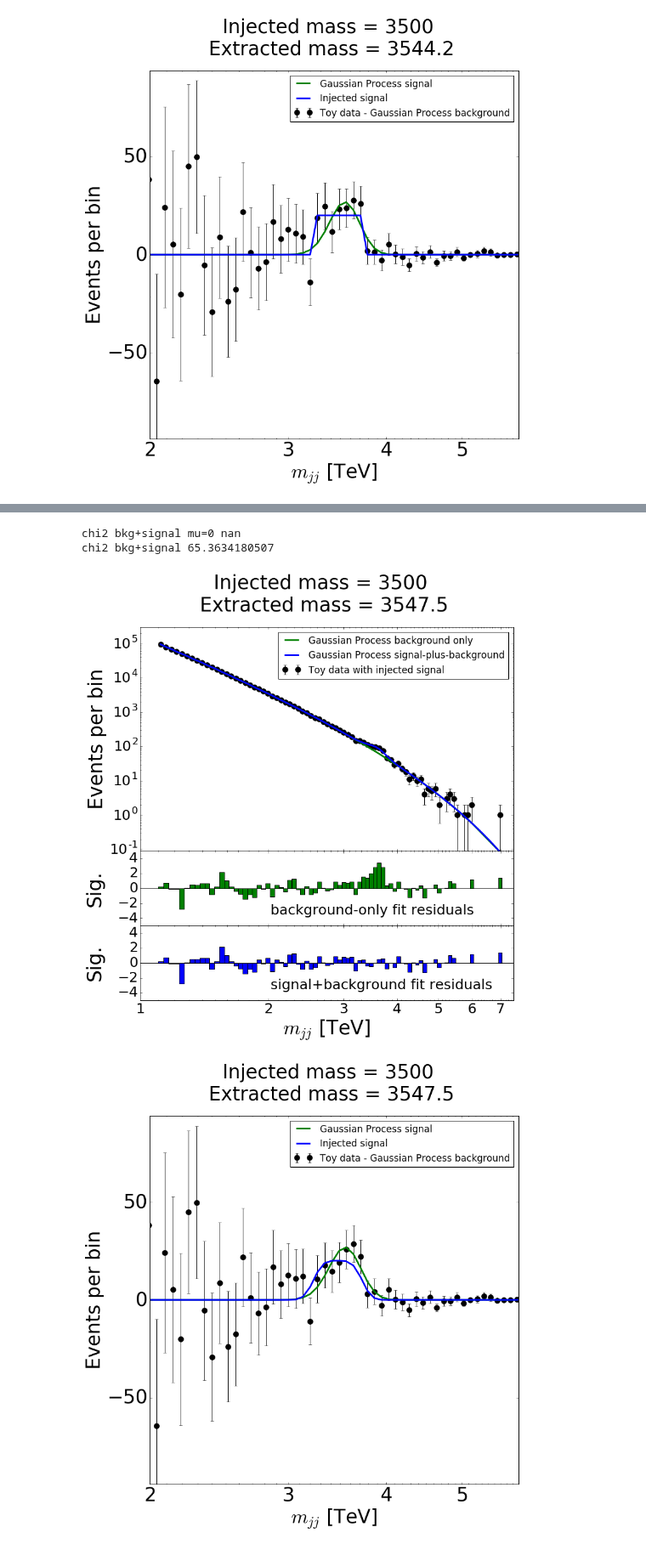
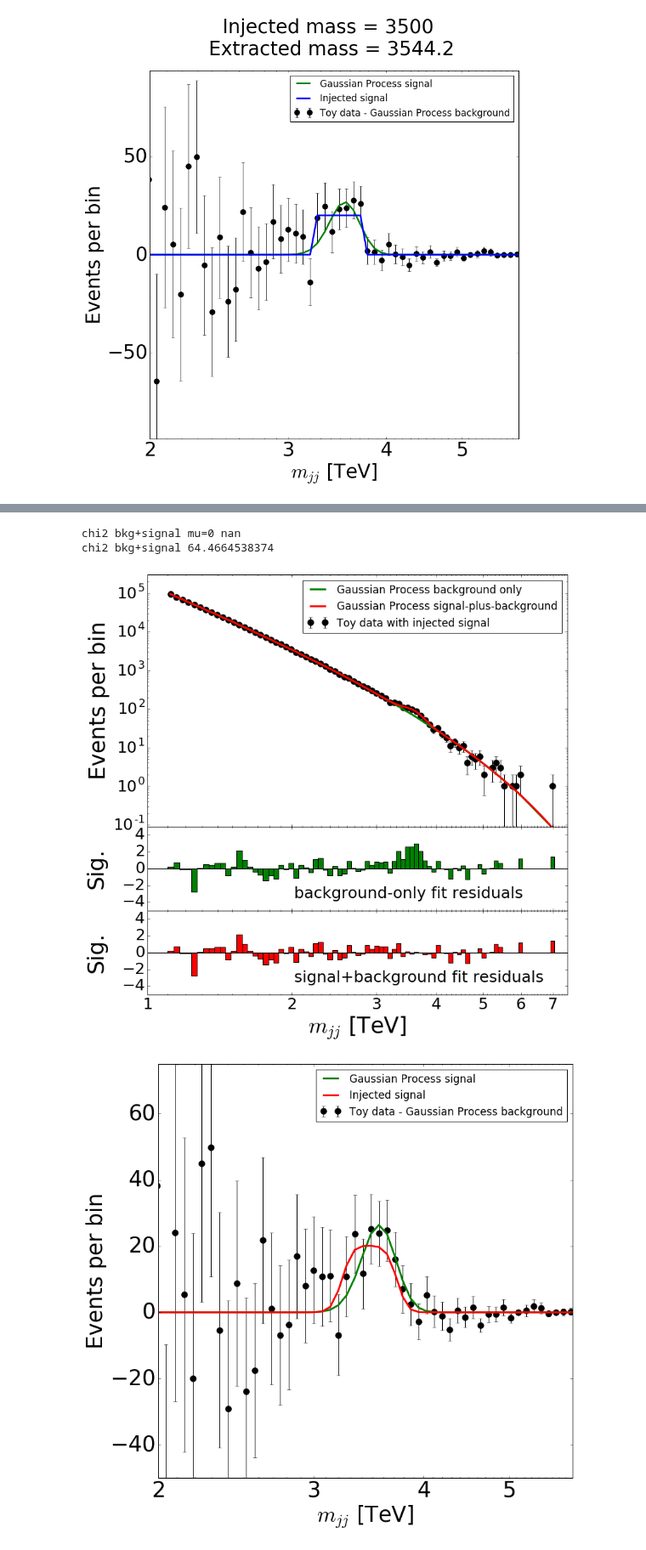
Before and after one commit to mfrate28/GP_Paper, a Jupyter notebook: GP-Signal_otherSignalShapes.ipynb, the cells around one changed output, grey strips where cells are left out. Shown at 85% size. Saved outputs shown, nothing was run; the diff lists cells and outputs as text; code cells hidden in the pictures.

```diff
--- a/GP-Signal_otherSignalShapes.ipynb
+++ b/GP-Signal_otherSignalShapes.ipynb
@@ -114,10 +114,10 @@ def addZeros(data, xtoy):
 def makePrettyPlots_sb(xs_l, xs, ys_b, ys_sb, bkgs, bkgs_l, bkgsigs,xlow, title, ymax = 3e5):
     #f, (ax1, ax2, ax3, ax4) = plt.subplots(4, sharex=True, figsize=(12,12), gridspec_kw = {'height_ratios':[3, 1, 1, 1]})
     f, (ax1, ax2, ax3) = plt.subplots(3, sharex=True, figsize=(12,12), gridspec_kw = {'height_ratios':[3, 1, 1]})
-    f.suptitle(title, fontsize=35, y=1.01)
+    #f.suptitle(title, fontsize=35, y=1.01)
     dataPlot = ax1.errorbar(xs, ys_sb, marker='o', ls='None', yerr = np.sqrt(ys_sb), c='black', markersize=10, label="Toy data with injected signal")
     bkg1Plot, = ax1.plot(xs_l, bkgs_l, color='g', linewidth=3.0, label="Gaussian Process background only")
-    bkg2Plot, = ax1.plot(xs, bkgsigs, color='b', linewidth=3.0, label="Gaussian Process signal-plus-background")
+    bkg2Plot, = ax1.plot(xs, bkgsigs, color='r', linewidth=3.0, label="Gaussian Process signal-plus-background")
     ax1.legend(prop={'size':17})
     ax1.set_ylabel('Events per bin', fontsize=35)
     ax1.set_yscale('log', nonposy="clip")
@@ -157,7 +157,7 @@ def makePrettyPlots_sb(xs_l, xs, ys_b, ys_sb, bkgs, bkgs_l, bkgsigs,xlow, title,
         if zvals_2[x] == np.inf or zvals_2[x] == -np.inf: h2[x] = 20
         else: h2[x] = zvals_2[x]
     h2.fillstyle = 'solid'
-    h2.fillcolor = 'blue'
+    h2.fillcolor = 'red'
     h2.linecolor = 'black'
     h2.linewidth = 1
     h2.Draw("histX0")
@@ -269,10 +269,10 @@ def makePrettyPlots_signalOnly(xs, ys, bkgs, title, ymax = 2e5):
 # %%
 def makePrettyPlots_signalOnly2(xs, dM_GP, GPs, data, sig, mass, title):
     f, (ax1) = plt.subplots(1, sharex=True, figsize=(12,12))
-    f.suptitle(title, fontsize=35, y=1.01)
+   # f.suptitle(title, fontsize=35, y=1.01)
     dataMinusGPbPlot = ax1.errorbar(xs, dM_GP, marker='o', ls='None', yerr = np.sqrt(data), c='black', markersize=10, label="Toy data - Gaussian Process background")
     dataPlot = ax1.plot(xs, GPs, linewidth=3.0, c='green',label="Gaussian Process signal")
-    sigPlot = ax1.plot(xs, sig, linewidth=3.0, c='blue',label="Injected signal")
+    sigPlot = ax1.plot(xs, sig, linewidth=3.0, c='red',label="Injected signal")
 
 
     ax1.legend(prop={'size':17})
@@ -281,7 +281,8 @@ def makePrettyPlots_signalOnly2(xs, dM_GP, GPs, data, sig, mass, title):
     ax1.set_xscale('log')
 
     ax1.set_xlim([max(mass*0.75, 1000), mass*1.5])
-    ax1.set_ylim([-3.5*max(GPs), 3.5*max(GPs)])
+   # ax1.set_ylim([-3.5*max(GPs), 3.5*max(GPs)])
+    ax1.set_ylim([-50, 75])
     ax1.tick_params(axis='x', labelsize=35)
     major_ticks = np.arange((int(max(mass*0.75, 1000))/1000)*1000., (int(mass*1.5)/1000)*1000.+1000., 1000)
     ax1.set_xticks(major_ticks)
@@ -1359,9 +1361,10 @@ for pSet in standardParamSets:
         kernel = kernel1 + kernel2
         gp = george.GP(kernel)
         gp.compute(xtoy, np.sqrt(ydata))
-        meanGPp = gp.predict( ydata - model_gp((p0,p1,p2),xtoy, xtoyerr), xvalO)[0]
+        meanGPp, covGP = gp.predict( ydata - model_gp((p0,p1,p2),xtoy, xtoyerr), xvalO)
         meanGP = meanGPp + model_gp((p0,p1,p2),xvalO,xerrO)
 
+        print np.sqrt(np.diag(covGP))
         gp2 = george.GP(kernel)
         gp2.compute(xtoy, np.sqrt(ydata))
         K1 = kernel1.get_value(np.atleast_2d(xtoy).T)
@@ -1390,4 +1392,4 @@ A, mass, tau 749.522103948 3547.45612285 165.244856609
 chi2 bkg+signal mu=0 nan
-chi2 bkg+signal 65.3634180507
+chi2 bkg+signal 64.4664538374
-[figure, old version]
+[figure, new version]
-[figure, old version]
+[figure, new version]
```
Also changed, not shown: parts of 11 cells of this notebook.
